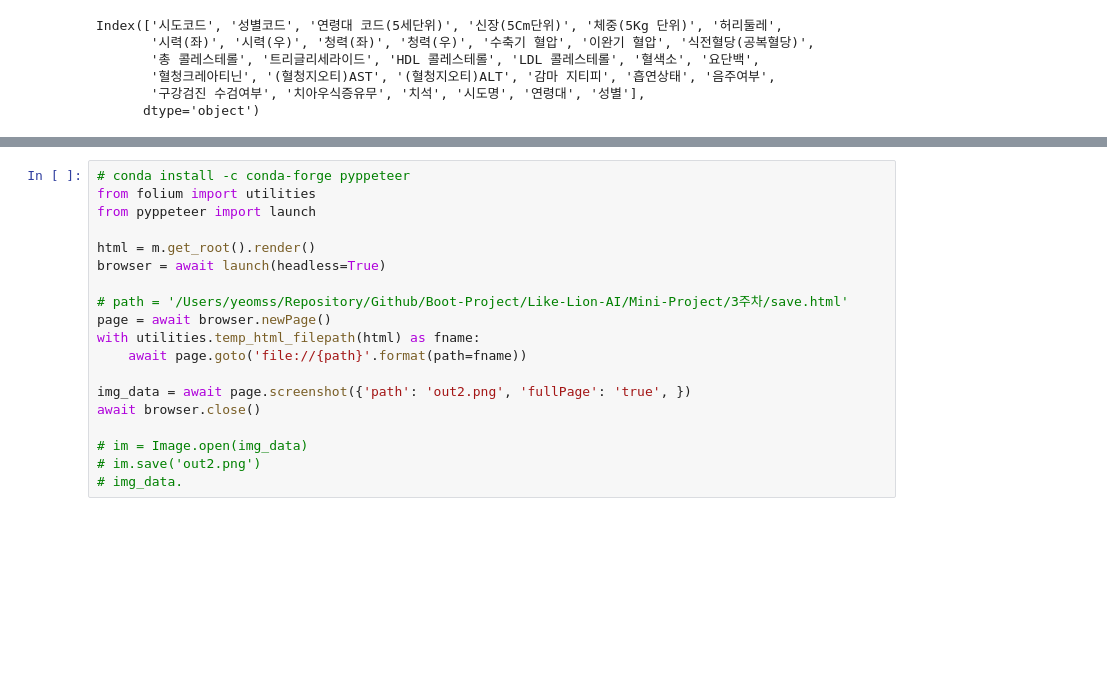
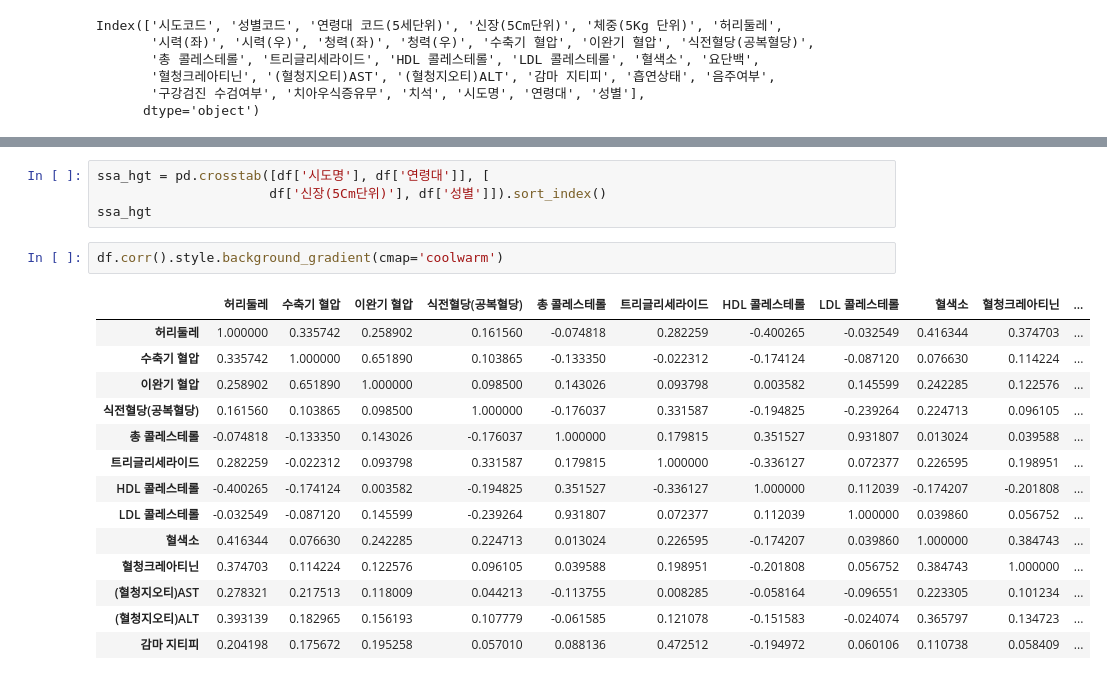
Before and after one commit to yeommss/Mini-Project, a Jupyter notebook: 3주차/03_EDA_국가건강검진_염정아.ipynb, the cells around one changed output, grey strips where cells are left out. Drawn from its saved outputs; the diff is of its cells as text; blank space fills up the shorter version.

```diff
--- a/3주차/03_EDA_국가건강검진_염정아.ipynb
+++ b/3주차/03_EDA_국가건강검진_염정아.ipynb
@@ -814,19 +430,21 @@ True
-# %%
-# conda install -c conda-forge pyppeteer
-from folium import utilities
-from pyppeteer import launch
-
-html = m.get_root().render()
-browser = await launch(headless=True)
-
-# path = '/Users/yeomss/Repository/Github/Boot-Project/Like-Lion-AI/Mini-Project/3주차/save.html'
-page = await browser.newPage()
-with utilities.temp_html_filepath(html) as fname:
-    await page.goto('file://{path}'.format(path=fname))
-
-img_data = await page.screenshot({'path': 'out2.png', 'fullPage': 'true', })
-await browser.close()
-
-# im = Image.open(img_data)
-# im.save('out2.png')
-# img_data.
+# %%
+ssa_hgt = pd.crosstab([df['시도명'], df['연령대']], [
+                      df['신장(5Cm단위)'], df['성별']]).sort_index()
+ssa_hgt
+# %%
+df.corr().style.background_gradient(cmap='coolwarm')
+# %% [output]
+|  | 허리둘레 | 수축기 혈압 | 이완기 혈압 | 식전혈당(공복혈당) | 총 콜레스테롤 | 트리글리세라이드 | HDL 콜레스테롤 | LDL 콜레스테롤 | 혈색소 | 혈청크레아티닌 | ... |
+| 허리둘레 | 1.000000 | 0.335742 | 0.258902 | 0.161560 | -0.074818 | 0.282259 | -0.400265 | -0.032549 | 0.416344 | 0.374703 | ... |
+| 수축기 혈압 | 0.335742 | 1.000000 | 0.651890 | 0.103865 | -0.133350 | -0.022312 | -0.174124 | -0.087120 | 0.076630 | 0.114224 | ... |
+| 이완기 혈압 | 0.258902 | 0.651890 | 1.000000 | 0.098500 | 0.143026 | 0.093798 | 0.003582 | 0.145599 | 0.242285 | 0.122576 | ... |
+| 식전혈당(공복혈당) | 0.161560 | 0.103865 | 0.098500 | 1.000000 | -0.176037 | 0.331587 | -0.194825 | -0.239264 | 0.224713 | 0.096105 | ... |
+| 총 콜레스테롤 | -0.074818 | -0.133350 | 0.143026 | -0.176037 | 1.000000 | 0.179815 | 0.351527 | 0.931807 | 0.013024 | 0.039588 | ... |
+| 트리글리세라이드 | 0.282259 | -0.022312 | 0.093798 | 0.331587 | 0.179815 | 1.000000 | -0.336127 | 0.072377 | 0.226595 | 0.198951 | ... |
+| HDL 콜레스테롤 | -0.400265 | -0.174124 | 0.003582 | -0.194825 | 0.351527 | -0.336127 | 1.000000 | 0.112039 | -0.174207 | -0.201808 | ... |
+| LDL 콜레스테롤 | -0.032549 | -0.087120 | 0.145599 | -0.239264 | 0.931807 | 0.072377 | 0.112039 | 1.000000 | 0.039860 | 0.056752 | ... |
+| 혈색소 | 0.416344 | 0.076630 | 0.242285 | 0.224713 | 0.013024 | 0.226595 | -0.174207 | 0.039860 | 1.000000 | 0.384743 | ... |
+| 혈청크레아티닌 | 0.374703 | 0.114224 | 0.122576 | 0.096105 | 0.039588 | 0.198951 | -0.201808 | 0.056752 | 0.384743 | 1.000000 | ... |
+| (혈청지오티)AST | 0.278321 | 0.217513 | 0.118009 | 0.044213 | -0.113755 | 0.008285 | -0.058164 | -0.096551 | 0.223305 | 0.101234 | ... |
+| (혈청지오티)ALT | 0.393139 | 0.182965 | 0.156193 | 0.107779 | -0.061585 | 0.121078 | -0.151583 | -0.024074 | 0.365797 | 0.134723 | ... |
+| 감마 지티피 | 0.204198 | 0.175672 | 0.195258 | 0.057010 | 0.088136 | 0.472512 | -0.194972 | 0.060106 | 0.110738 | 0.058409 | ... |
```
Also changed, not shown: parts of 93 cells of this notebook, 15 other files.
